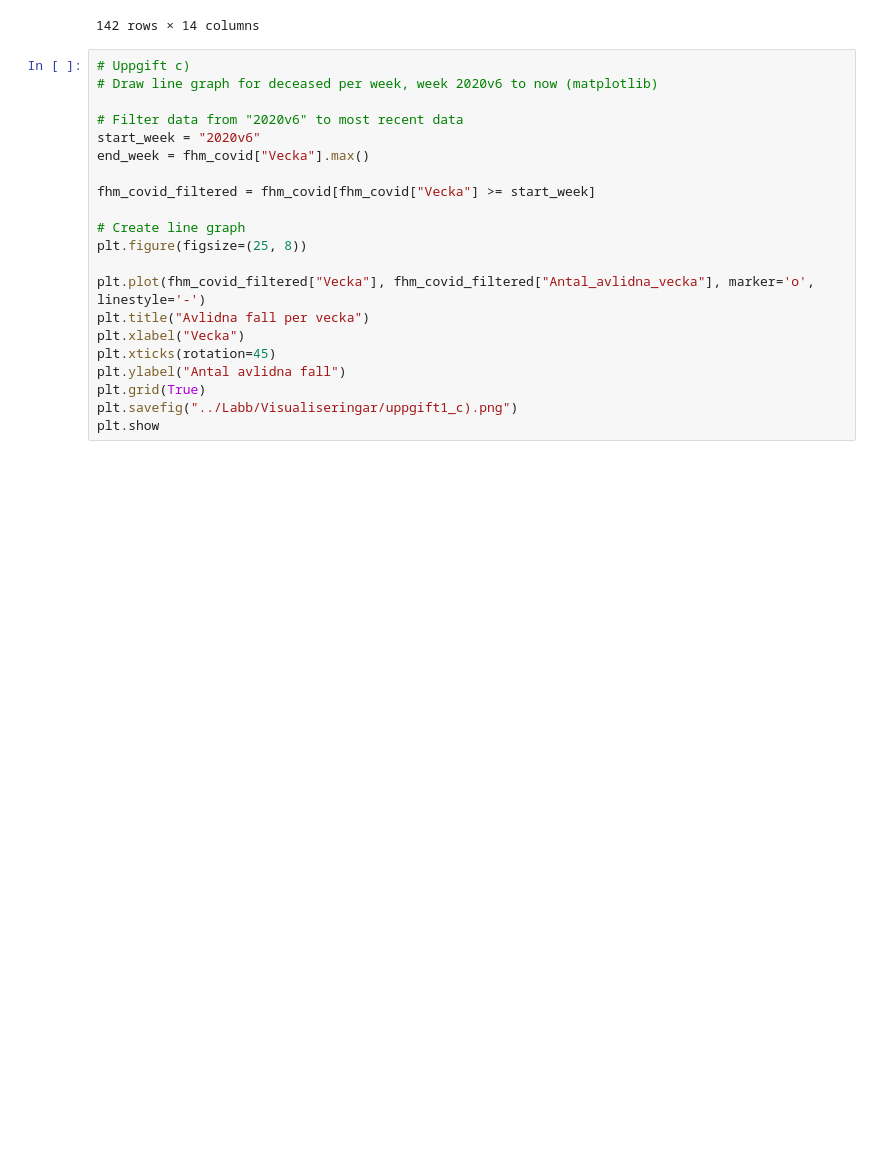
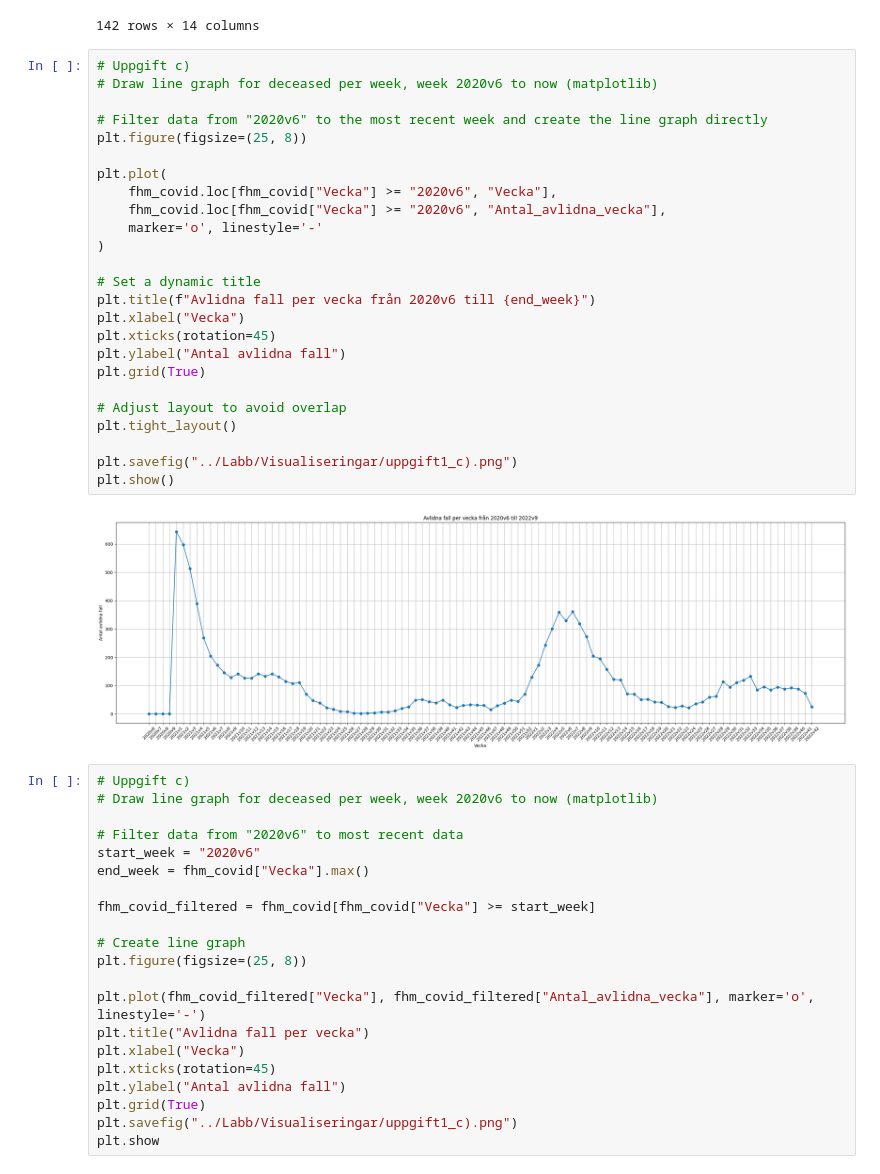
Before and after one commit to SFredin1/Databehandling-AI23-SEBASTIAN-FREDIN, a Jupyter notebook: Labb/Labb.ipynb, the cells around one changed output. Saved outputs shown, nothing was run; the diff lists cells and outputs as text; blank space fills up the shorter version.

```diff
--- a/Labb/Labb.ipynb
+++ b/Labb/Labb.ipynb
@@ -126,6 +126,33 @@ fhm_covid
 | 140 | 2022 | 41 | 3408 | 33 | 72 | 2606446 | ... |
 | 141 | 2022 | 42 | 3279 | 32 | 65 | 2609725 | ... |
 142 rows × 14 columns
+# %%
+# Uppgift c)
+# Draw line graph for deceased per week, week 2020v6 to now (matplotlib)
+
+# Filter data from "2020v6" to the most recent week and create the line graph directly
+plt.figure(figsize=(25, 8))
+
+plt.plot(
+    fhm_covid.loc[fhm_covid["Vecka"] >= "2020v6", "Vecka"],
+    fhm_covid.loc[fhm_covid["Vecka"] >= "2020v6", "Antal_avlidna_vecka"],
+    marker='o', linestyle='-'
+)
+
+# Set a dynamic title
+plt.title(f"Avlidna fall per vecka från 2020v6 till {end_week}")
+plt.xlabel("Vecka")
+plt.xticks(rotation=45)
+plt.ylabel("Antal avlidna fall")
+plt.grid(True)
+
+# Adjust layout to avoid overlap
+plt.tight_layout()
+
+plt.savefig("../Labb/Visualiseringar/uppgift1_c).png")
+plt.show()
+# %% [output]
+[figure, added]
 # %%
 # Uppgift c)
 # Draw line graph for deceased per week, week 2020v6 to now (matplotlib)
```
Also changed, not shown: 1 other file.
